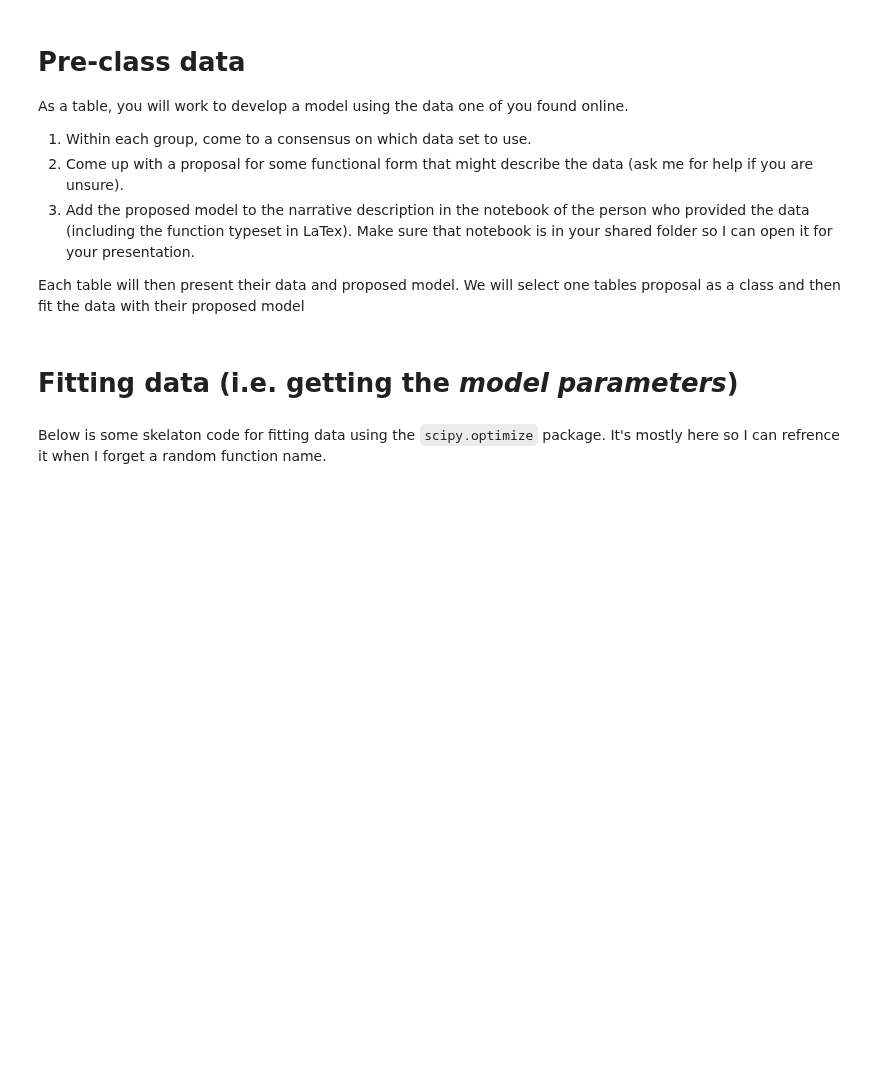
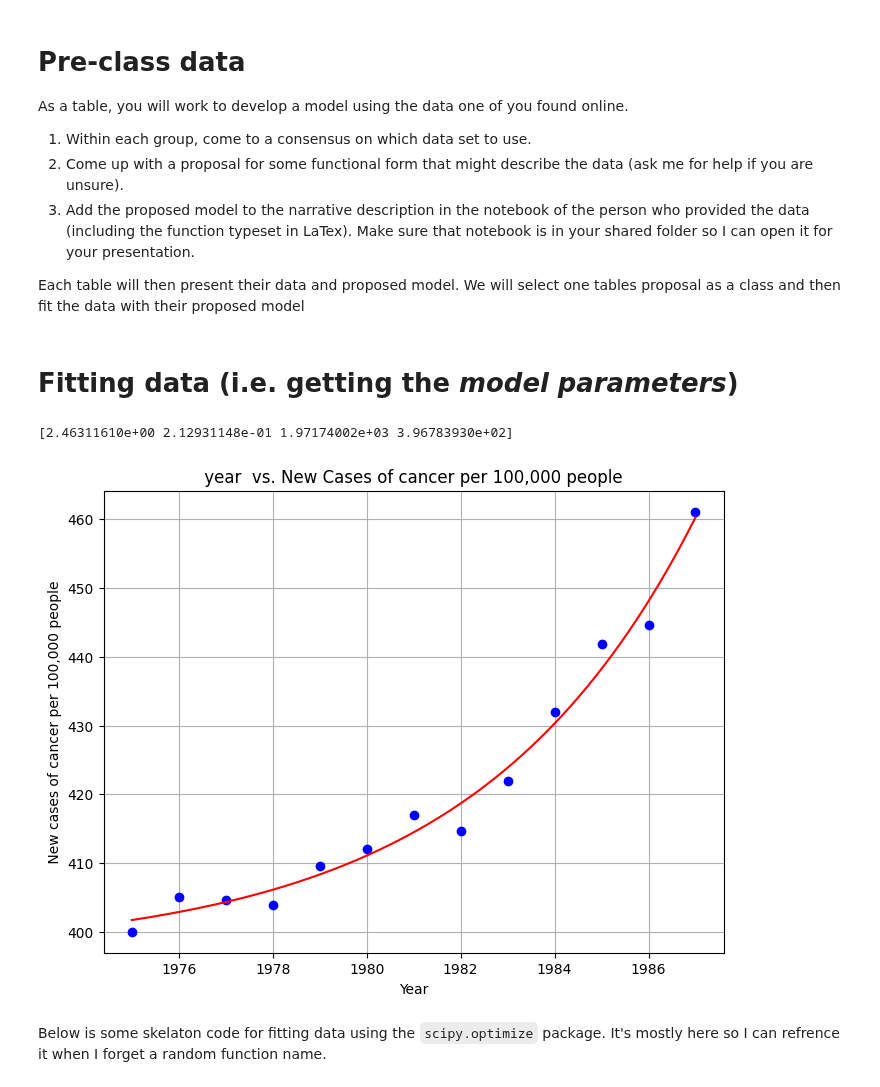
Before and after one commit to anthoak13/HNR-1303-F24, a Jupyter notebook: unit-03/03-03-fitting/03-03-in-class.ipynb, the cells around one changed output. Saved outputs shown, nothing was run; the diff lists cells and outputs as text; code cells hidden in the pictures; blank space fills up the shorter version.

```diff
--- a/unit-03/03-03-fitting/03-03-in-class.ipynb
+++ b/unit-03/03-03-fitting/03-03-in-class.ipynb
@@ -31,3 +25,59 @@ data = StringIO("""
+# %%
+#
+# Paste the data you wish to graph in tab-delimited rows in the format:
+#
+#       xdata <tab> ydata
+#
+#
+
+# define data
+data = StringIO("""y	x
+400.02	1975
+405.13	1976
+404.70	1977
+403.84	1978
+409.53	1979
+412.06	1980
+416.94	1981
+414.62	1982
+421.98	1983
+432.00	1984
+441.88	1985
+444.61	1986
+461.10	1987
+
+""")
+
+# convert data to dataframe
+df = pd.read_csv(data, sep ="\t")
+
+# define arrays for the data
+xdata = df['x']
+ydata = df['y']
+
+# Make a model $$ y = a e^{b(t-c)} + d.$$
+model = lambda x, a, b, c, d: a*np.exp(b*(x-c)) + d
+
+guess = [1 ,.2,1975,400]
+
+params, covariance = curve_fit(model, xdata, ydata, p0=guess) #params contains the fit model parameters
+print(params)
+
+xmodel = np.linspace(1975,1987,400)
+ymodel = model(xmodel, *params)
+
+# plot data and the best-fit function on the same graph
+fig = plt.figure(figsize=(8,6))
+plt.title(" year  vs. New Cases of cancer per 100,000 people ")
+plt.xlabel('Year')
+plt.ylabel(' New cases of cancer per 100,000 people ')
+plt.grid(which='both', axis='both')
+plt.plot(xdata, ydata, 'bo')
+plt.plot(xmodel, ymodel, 'r-')
+plt.show()
+# %% [output]
+[2.46311610e+00 2.12931148e-01 1.97174002e+03 3.96783930e+02]
+[figure, added]
 # %% [markdown]
 Below is some skelaton code for fitting data using the `scipy.optimize` package. It's mostly here so I can refrence it when I forget a random function name.
 # %%
```
Also changed, not shown: parts of 4 cells of this notebook.
